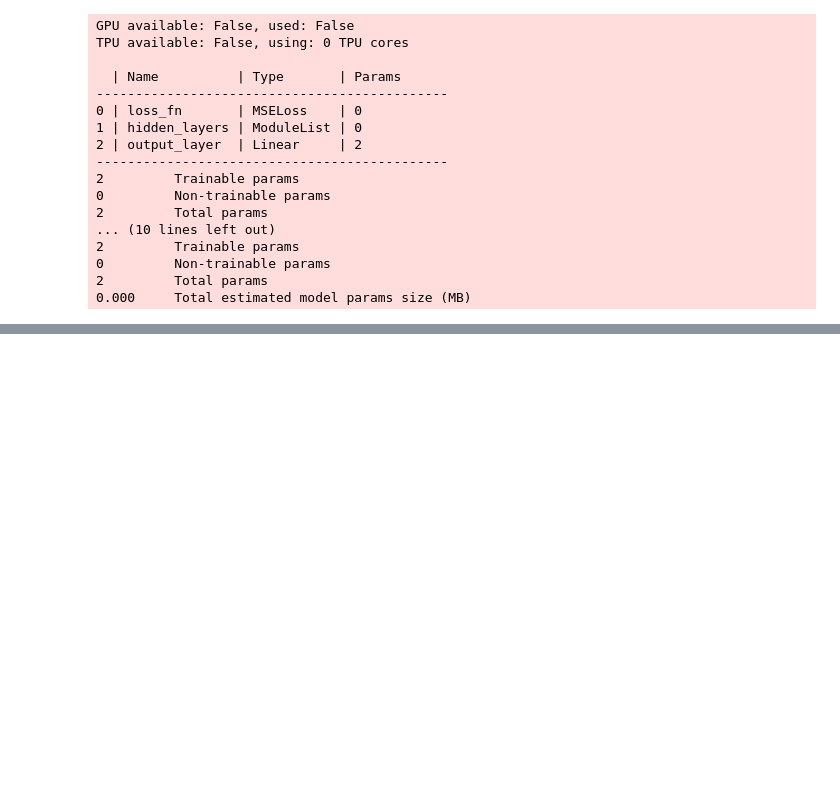
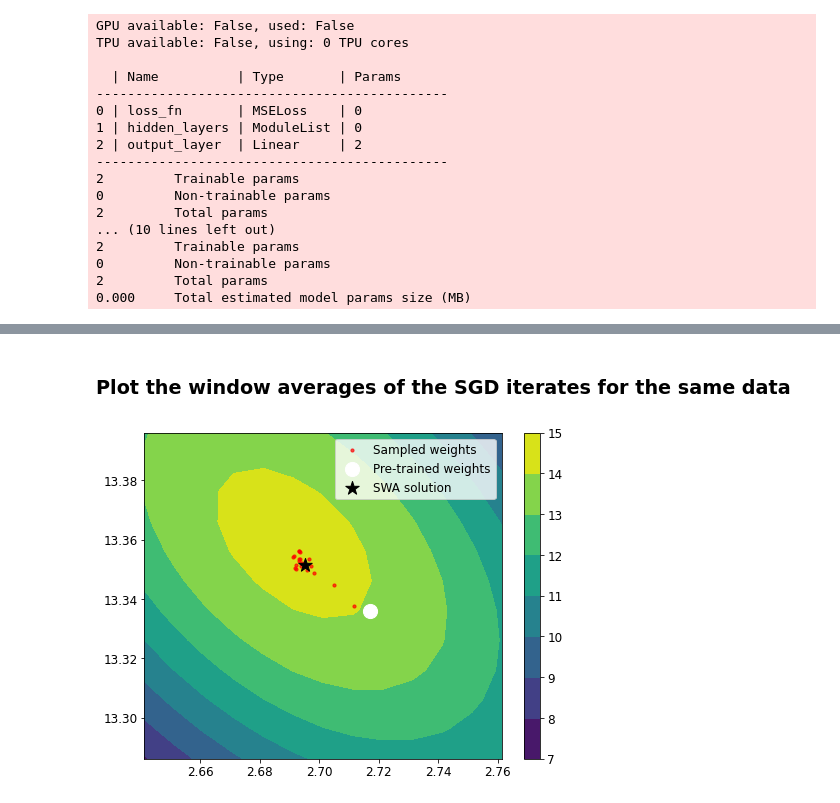
Before and after one commit to ayeright/swafa, a Jupyter notebook: experiments/notebooks/LinearRegressionSGDIterates.ipynb, the cells around one changed output, grey strips where cells are left out. Drawn from its saved outputs; the diff is of its cells as text; code cells hidden in the pictures; blank space fills up the shorter version.

Commit message:
add results for window average SGD iterates

```diff
--- a/experiments/notebooks/LinearRegressionSGDIterates.ipynb
+++ b/experiments/notebooks/LinearRegressionSGDIterates.ipynb
@@ -340,0 +355,19 @@ plt.show()
+# %% [markdown]
+### Plot the window averages of the SGD iterates for the same data
+# %%
+window_size = 50
+n_windows = int(len(W) / window_size)
+
+W_averages = np.array([x.mean(axis=0) for x in np.split(W, n_windows)])
+
+fig, axes = plt.subplots(1, 1, figsize=(8, 6))
+
+plot_pdf(W_averages, true_posterior_mean, true_posterior_covar, w_pretrained, W_averages.mean(axis=0), axes)
+plt.legend()
+
+png_path = f'../../thesis/plots/linear_model_average_weight_iterates__lr={swa_lr}__lambda={swa_weight_decay}.png'
+plt.savefig(png_path, format='png')
+
+plt.show()
+# %% [output]
+[figure, added]
```
Also changed, not shown: parts of 5 cells of this notebook, 7 other files.
